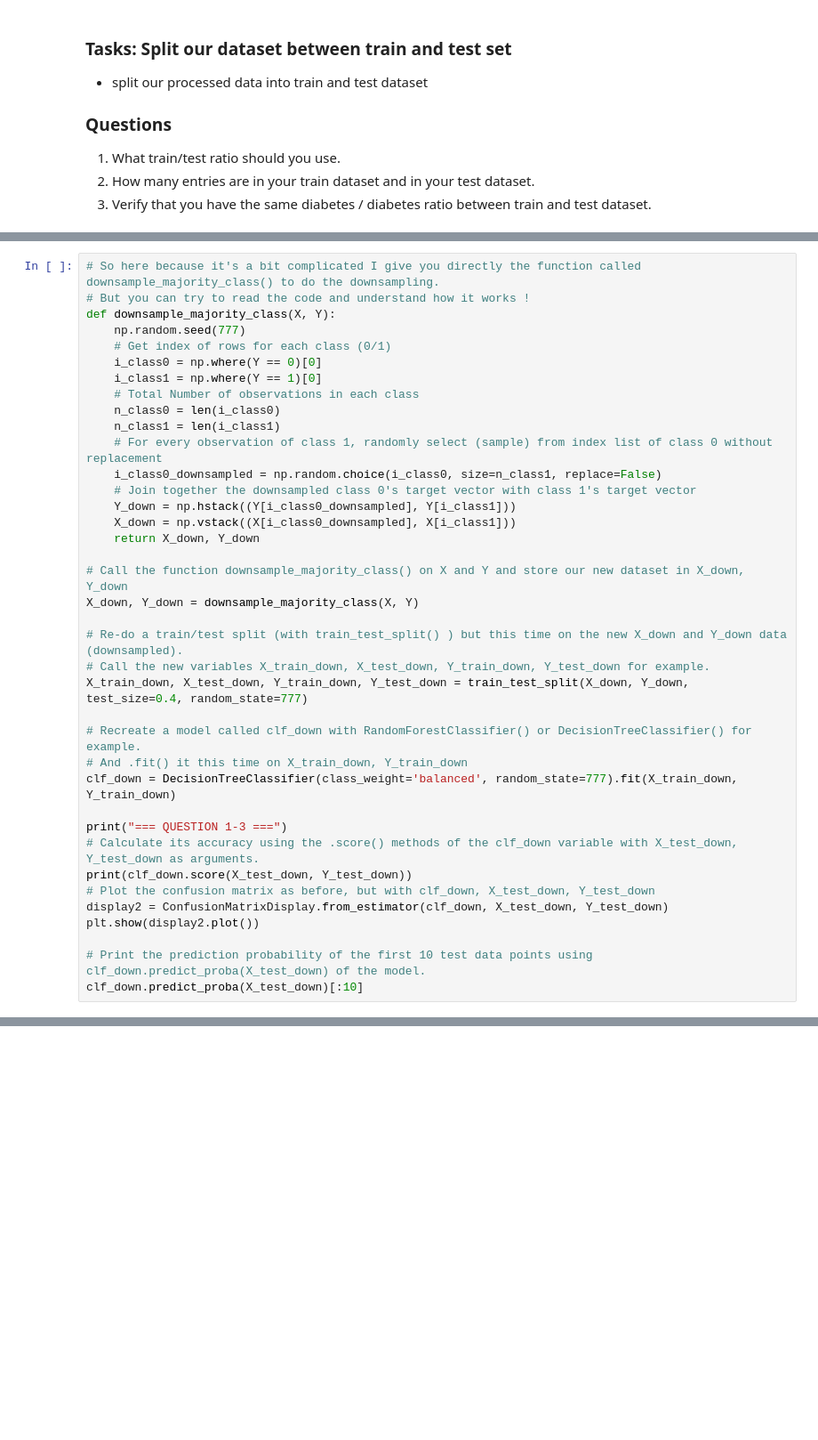
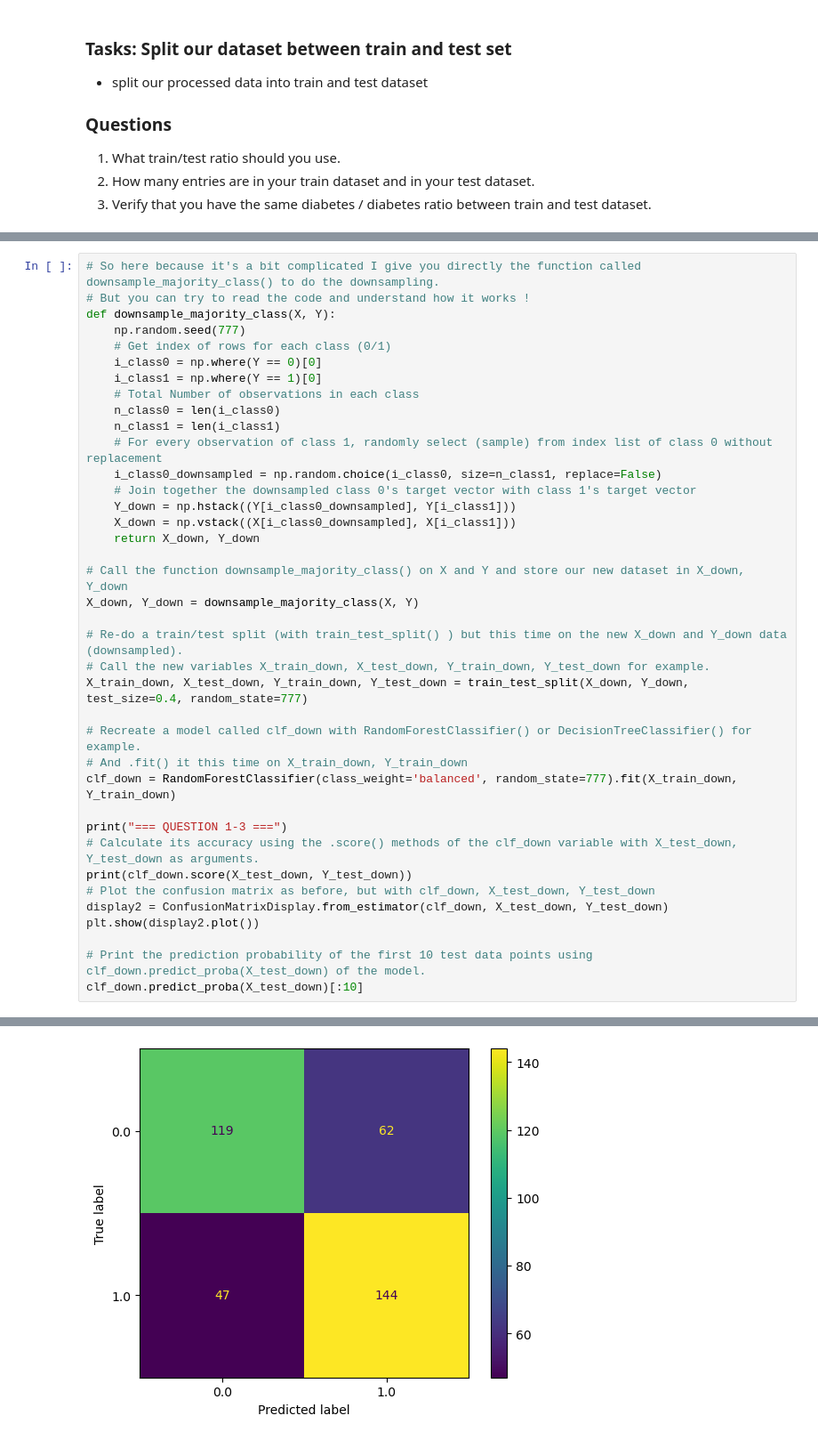
Before and after one commit to Dichopsis/ML-TP-ESBS, a Jupyter notebook: TD2_Machine_Learning_correction.ipynb, the cells around one changed output, grey strips where cells are left out. Shown at 89% size. Drawn from its saved outputs; the diff is of its cells as text; blank space fills up the shorter version.

```diff
--- a/TD2_Machine_Learning_correction.ipynb
+++ b/TD2_Machine_Learning_correction.ipynb
@@ -256,7 +330,7 @@ X_train_down, X_test_down, Y_train_down, Y_test_down = train_test_split(X_down,
 
 # Recreate a model called clf_down with RandomForestClassifier() or DecisionTreeClassifier() for example.
 # And .fit() it this time on X_train_down, Y_train_down
-clf_down = DecisionTreeClassifier(class_weight='balanced', random_state=777).fit(X_train_down, Y_train_down)
+clf_down = RandomForestClassifier(class_weight='balanced', random_state=777).fit(X_train_down, Y_train_down)
 
 print("=== QUESTION 1-3 ===")
 # Calculate its accuracy using the .score() methods of the clf_down variable with X_test_down, Y_test_down as arguments.
@@ -267,3 +341,4 @@ plt.show(display2.plot())
 
 # Print the prediction probability of the first 10 test data points using clf_down.predict_proba(X_test_down) of the model.
 clf_down.predict_proba(X_test_down)[:10]
+# %% [output]
@@ -269,0 +347 @@ clf_down.predict_proba(X_test_down)[:10]
+[figure, added]
```
Also changed, not shown: parts of 15 cells of this notebook, 2 other files.
